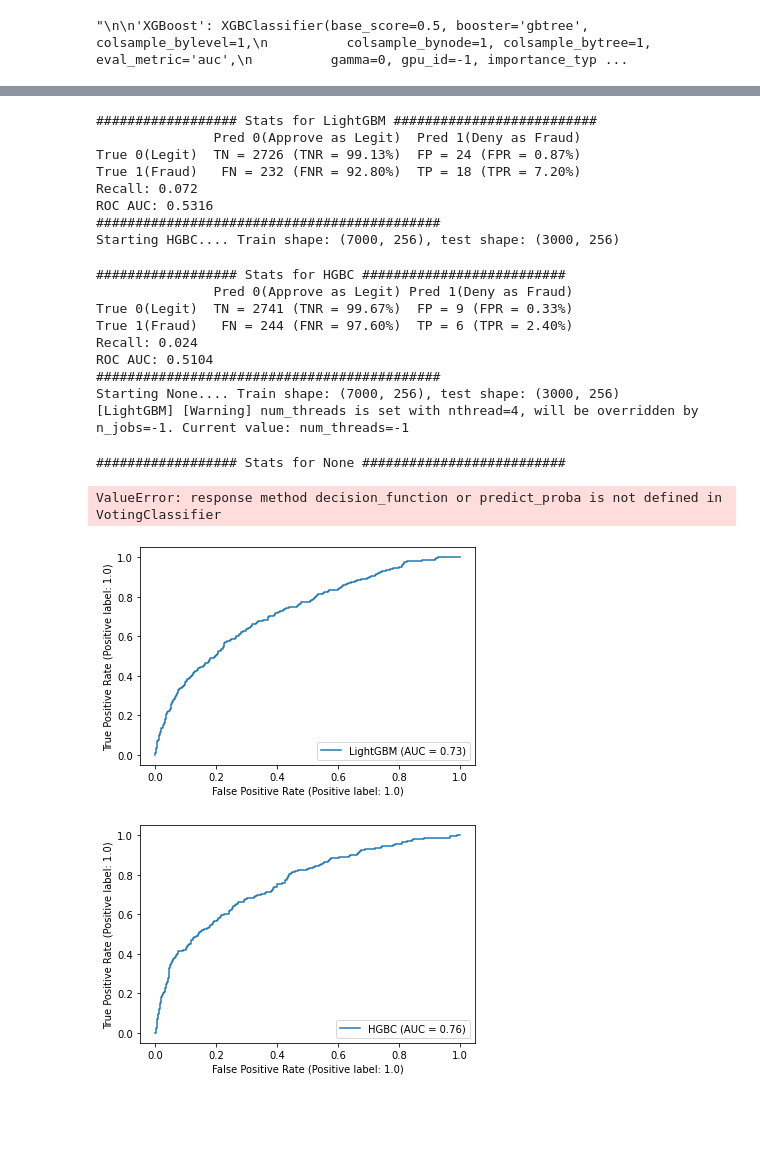
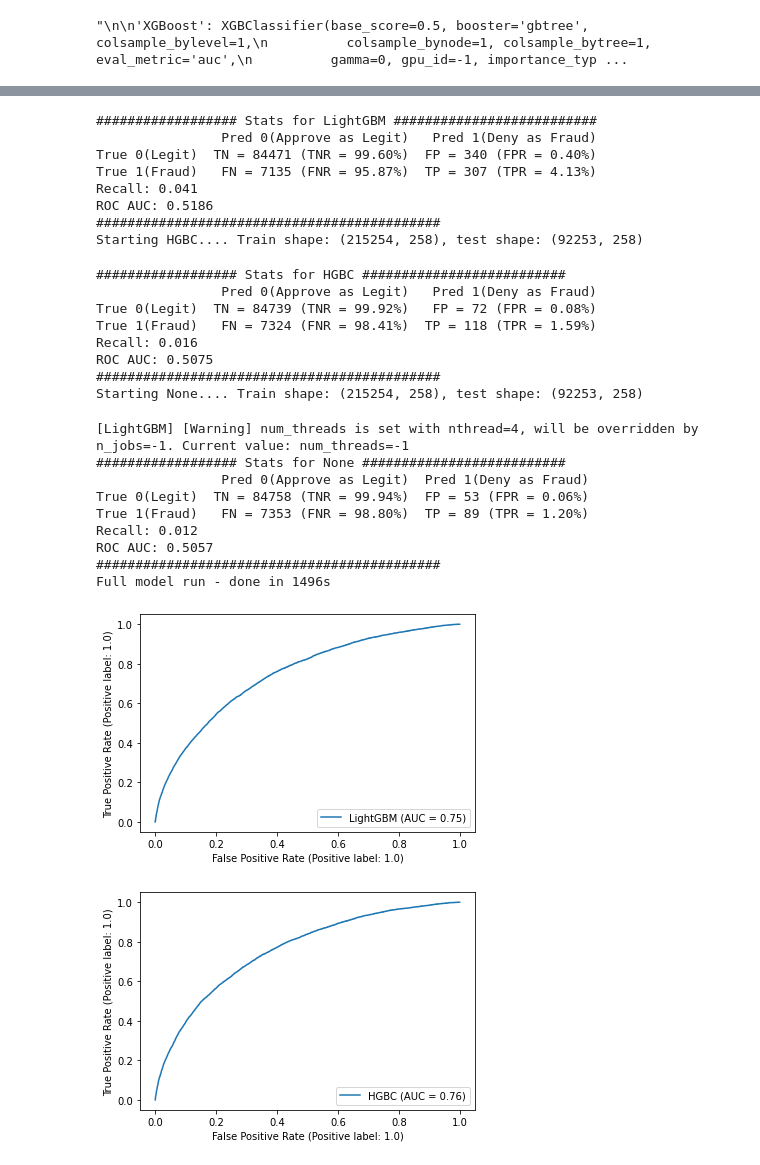
Before and after one commit to amithsbhat/machinelearning, a Jupyter notebook: mincapstone.ipynb, the cells around one changed output, grey strips where cells are left out. Cells and saved outputs as stored; diff of their text form; code cells hidden in the pictures; blank space fills up the shorter version.

```diff
--- a/mincapstone.ipynb
+++ b/mincapstone.ipynb
@@ -188,7 +188,8 @@ def runAlgos(algoName, X_train, X_test, y_train, y_test, ensemble = None):
     clf.fit(X_train, y_train)
     y_pred=clf.predict(X_test)
     print("################## Stats for {} ##########################".format(algoName))
-    plot_roc_curve(clf, X_test, y_test, name = algoName)
+    if not ensemble:
+        plot_roc_curve(clf, X_test, y_test, name = algoName)
     print(conf_matrix(y_test,y_pred))
     # calculate recall
     recall = recall_score(y_test, y_pred, average='binary')
@@ -217,13 +218,14 @@ def prepare(debug = False):
         return df
 
 def main():
-    df = prepare(debug = True) #pd.read_pickle(file_name) #prepare(debug = False)
+    df = prepare(debug = False) #pd.read_pickle(file_name) #prepare(debug = False)
 
     X_train, X_test, y_train, y_test = getDatasets(df)
     # try - https://machinelearningmastery.com/voting-ensembles-with-python/
     for k in allModels.keys():
 
         runAlgos(k, X_train, X_test, y_train, y_test)
+
     ensembleModels = [(k,v) for k,v in allModels.items() ]
     ensemble = VotingClassifier(estimators=ensembleModels, voting='hard')
     runAlgos(None, X_train, X_test, y_train, y_test, ensemble=ensemble)
@@ -252,22 +254,28 @@ Starting LightGBM.... Train shape: (7000, 256), test shape: (3000, 256)
 [LightGBM] [Warning] num_threads is set with nthread=4, will be overridden by n_jobs=-1. Current value: num_threads=-1
 ################## Stats for LightGBM ##########################
-               Pred 0(Approve as Legit)  Pred 1(Deny as Fraud)
-True 0(Legit)  TN = 2726 (TNR = 99.13%)  FP = 24 (FPR = 0.87%)
-True 1(Fraud)   FN = 232 (FNR = 92.80%)  TP = 18 (TPR = 7.20%)
-Recall: 0.072
-ROC AUC: 0.5316
+                Pred 0(Approve as Legit)   Pred 1(Deny as Fraud)
+True 0(Legit)  TN = 84471 (TNR = 99.60%)  FP = 340 (FPR = 0.40%)
+True 1(Fraud)   FN = 7135 (FNR = 95.87%)  TP = 307 (TPR = 4.13%)
+Recall: 0.041
+ROC AUC: 0.5186
 ############################################
-Starting HGBC.... Train shape: (7000, 256), test shape: (3000, 256)
+Starting HGBC.... Train shape: (215254, 258), test shape: (92253, 258)
 ################## Stats for HGBC ##########################
-               Pred 0(Approve as Legit) Pred 1(Deny as Fraud)
-True 0(Legit)  TN = 2741 (TNR = 99.67%)  FP = 9 (FPR = 0.33%)
-True 1(Fraud)   FN = 244 (FNR = 97.60%)  TP = 6 (TPR = 2.40%)
-Recall: 0.024
-ROC AUC: 0.5104
+                Pred 0(Approve as Legit)   Pred 1(Deny as Fraud)
+True 0(Legit)  TN = 84739 (TNR = 99.92%)   FP = 72 (FPR = 0.08%)
+True 1(Fraud)   FN = 7324 (FNR = 98.41%)  TP = 118 (TPR = 1.59%)
+Recall: 0.016
+ROC AUC: 0.5075
 ############################################
-Starting None.... Train shape: (7000, 256), test shape: (3000, 256)
-[LightGBM] [Warning] num_threads is set with nthread=4, will be overridden by n_jobs=-1. Current value: num_threads=-1
+Starting None.... Train shape: (215254, 258), test shape: (92253, 258)
+[LightGBM] [Warning] num_threads is set with nthread=4, will be overridden by n_jobs=-1. Current value: num_threads=-1
 ################## Stats for None ##########################
+                Pred 0(Approve as Legit)  Pred 1(Deny as Fraud)
+True 0(Legit)  TN = 84758 (TNR = 99.94%)  FP = 53 (FPR = 0.06%)
+True 1(Fraud)   FN = 7353 (FNR = 98.80%)  TP = 89 (TPR = 1.20%)
+Recall: 0.012
+ROC AUC: 0.5057
+############################################
+Full model run - done in 1496s
-ValueError: response method decision_function or predict_proba is not defined in VotingClassifier
-[figure, old version]
+[figure, new version]
-[figure, old version]
+[figure, new version]
```
Also changed, not shown: parts of 1 cell of this notebook.
